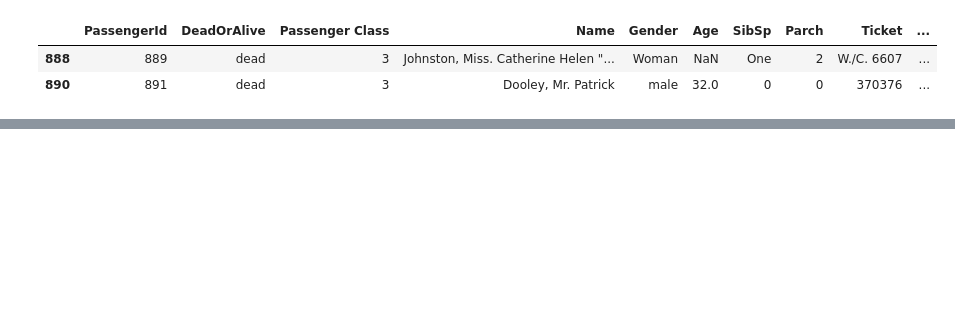
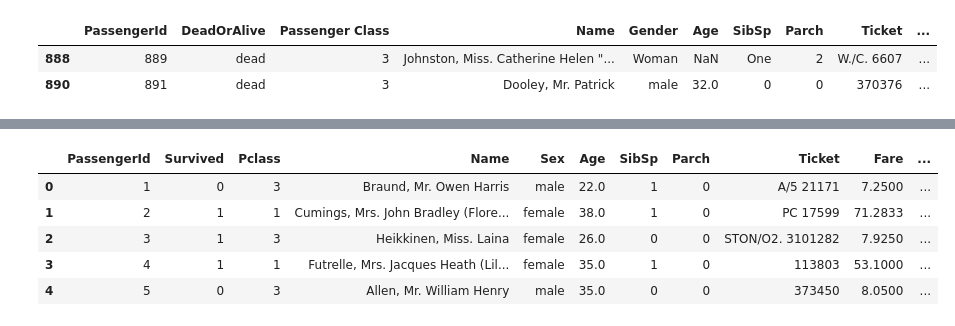
Before and after one commit to A12A34/11AI-SEM2, a Jupyter notebook: school/ML/Final revision/ML202_Data_Wrangling_(Pt_1).ipynb, the cells around one changed output, grey strips where cells are left out. Drawn from its saved outputs; the diff is of its cells as text; code cells hidden in the pictures; blank space fills up the shorter version.

```diff
--- a/school/ML/Final revision/ML202_Data_Wrangling_(Pt_1).ipynb
+++ b/school/ML/Final revision/ML202_Data_Wrangling_(Pt_1).ipynb
@@ -394,3 +394,95 @@ df_test2.head(10)
 |  | PassengerId | DeadOrAlive | Passenger Class | Name | Gender | Age | SibSp | Parch | Ticket | ... |
 | 888 | 889 | dead | 3 | Johnston, Miss. Catherine Helen "... | Woman | NaN | One | 2 | W./C. 6607 | ... |
 | 890 | 891 | dead | 3 | Dooley, Mr. Patrick | male | 32.0 | 0 | 0 | 370376 | ... |
+# %%
+# Complete code for Data Wrangling Pt 1
+import pandas as pd
+import numpy as np
+from pathlib import Path
+
+csv_path = Path("Titanic-Dataset.csv")
+if not csv_path.exists():
+    csv_path = Path.cwd() / "school" / "ML" / "Final revision" / "Titanic-Dataset.csv"
+
+# Creating a DataFrame and adding rows
+people_df = pd.DataFrame()
+people_df["Name"] = ["Ahmed", "Ali"]
+people_df["Age"] = [16, 17]
+people_df["Driver"] = [False, False]
+
+new_person = pd.Series(["Mohammed", 18, True], index=people_df.columns)
+people_df = pd.concat([people_df, new_person.to_frame().T], ignore_index=True)
+people_df.loc[len(people_df)] = ["Fatima", 19, True]
+print("People DataFrame:")
+display(people_df)
+
+# Reading and exploring Titanic data
+titanic = pd.read_csv(csv_path)
+print("Titanic preview:")
+display(titanic.head())
+print("Info:")
+titanic.info()
+print("Describe:")
+display(titanic.describe(include="all"))
+print("Shape:", titanic.shape)
+
+# Filtering rows
+print("Top two male passengers:")
+display(titanic[titanic["Sex"] == "male"].head(2))
+print("Female passengers aged 60 or older:")
+display(titanic[(titanic["Sex"] == "female") & (titanic["Age"] >= 60)])
+
+# Replacing values without damaging the original data
+clean_titanic = titanic.copy(deep=True)
+clean_titanic["Gender"] = clean_titanic["Sex"].replace({"female": "Woman", "male": "Man"})
+clean_titanic["DeadOrAlive"] = clean_titanic["Survived"].replace({0: "dead", 1: "alive"})
+clean_titanic.rename(columns={"Pclass": "Passenger Class"}, inplace=True)
+print("After replace and rename:")
+display(clean_titanic.head())
+
+# Statistics and counts
+clean_titanic["Age"] = pd.to_numeric(clean_titanic["Age"], errors="coerce")
+print("Maximum Age:", clean_titanic["Age"].max())
+print("Minimum Age:", clean_titanic["Age"].min())
+print("Mean Age:", clean_titanic["Age"].mean())
+print("Unique genders:", clean_titanic["Gender"].unique())
+print("Gender counts:")
+display(clean_titanic["Gender"].value_counts())
+print("Missing ages:", clean_titanic["Age"].isna().sum())
+display(clean_titanic[clean_titanic["Age"].isna()].head())
+
+# Reading with custom missing values
+titanic_with_na = pd.read_csv(csv_path, na_values=[np.nan, "NONE", -999])
+display(titanic_with_na.head())
+
+# Deleting columns, rows, and duplicates on copies
+column_drop_df = clean_titanic.copy(deep=True)
+column_drop_df.drop(columns=["Age"], inplace=True)
+display(column_drop_df.head(10))
+
+multi_drop_df = clean_titanic.copy(deep=True)
+multi_drop_df.drop(columns=["SibSp", "Parch"], inplace=True)
+display(multi_drop_df.head(10))
+
+first_column_drop_df = clean_titanic.copy(deep=True)
+first_column_drop_df.drop(columns=[first_column_drop_df.columns[0]], inplace=True)
+display(first_column_drop_df.head(10))
+
+row_drop_df = clean_titanic.copy(deep=True)
+row_drop_df.drop(index=[0, 1, 2], inplace=True)
+display(row_drop_df.head(10))
+
+duplicate_drop_df = clean_titanic.copy(deep=True)
+duplicate_drop_df.drop_duplicates(inplace=True)
+print("Original rows:", len(clean_titanic))
+print("Rows after duplicate removal:", len(duplicate_drop_df))
+display(duplicate_drop_df.head(10))
+
+gender_unique_first = clean_titanic.copy(deep=True)
+gender_unique_first.drop_duplicates(subset=["Gender"], keep="first", inplace=True)
+display(gender_unique_first.head(10))
+
+gender_unique_last = clean_titanic.copy(deep=True)
+gender_unique_last.drop_duplicates(subset=["Gender"], keep="last", inplace=True)
+display(gender_unique_last.head(10))
+# %% [output]
@@ -396,0 +496,6 @@ df_test2.head(10)
+|  | PassengerId | Survived | Pclass | Name | Sex | Age | SibSp | Parch | Ticket | Fare | ... |
+| 0 | 1 | 0 | 3 | Braund, Mr. Owen Harris | male | 22.0 | 1 | 0 | A/5 21171 | 7.2500 | ... |
+| 1 | 2 | 1 | 1 | Cumings, Mrs. John Bradley (Flore... | female | 38.0 | 1 | 0 | PC 17599 | 71.2833 | ... |
+| 2 | 3 | 1 | 3 | Heikkinen, Miss. Laina | female | 26.0 | 0 | 0 | STON/O2. 3101282 | 7.9250 | ... |
+| 3 | 4 | 1 | 1 | Futrelle, Mrs. Jacques Heath (Lil... | female | 35.0 | 1 | 0 | 113803 | 53.1000 | ... |
+| 4 | 5 | 0 | 3 | Allen, Mr. William Henry | male | 35.0 | 0 | 0 | 373450 | 8.0500 | ... |
```
Also changed, not shown: parts of 1 cell of this notebook, 2 other files.
